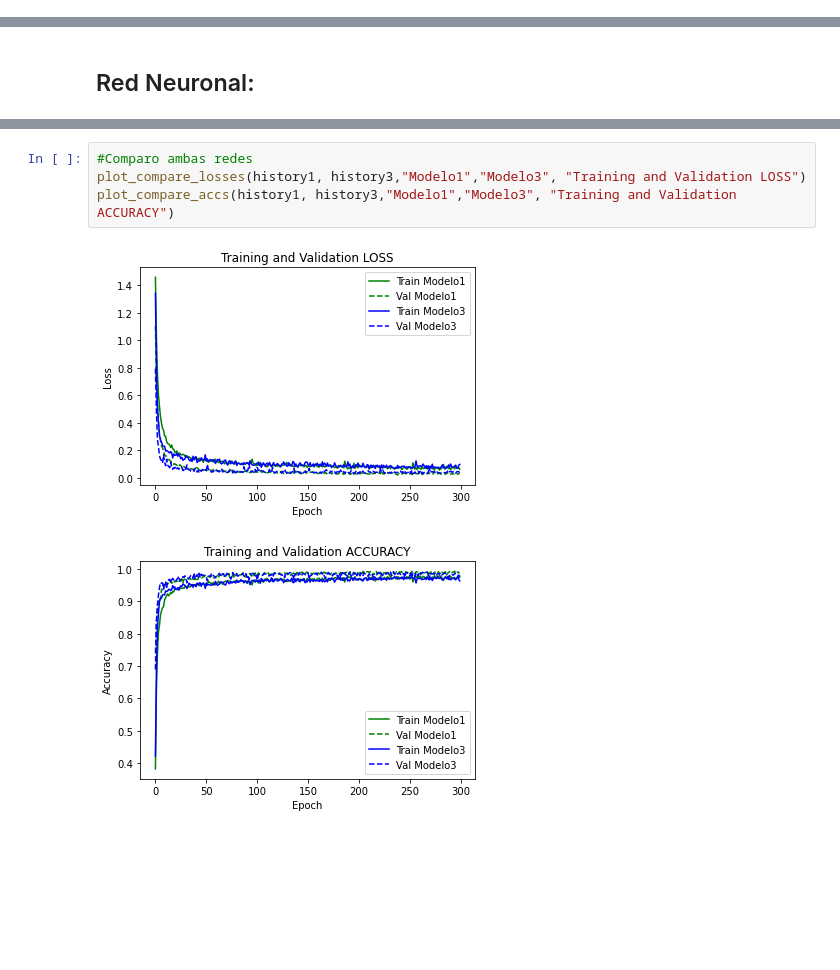
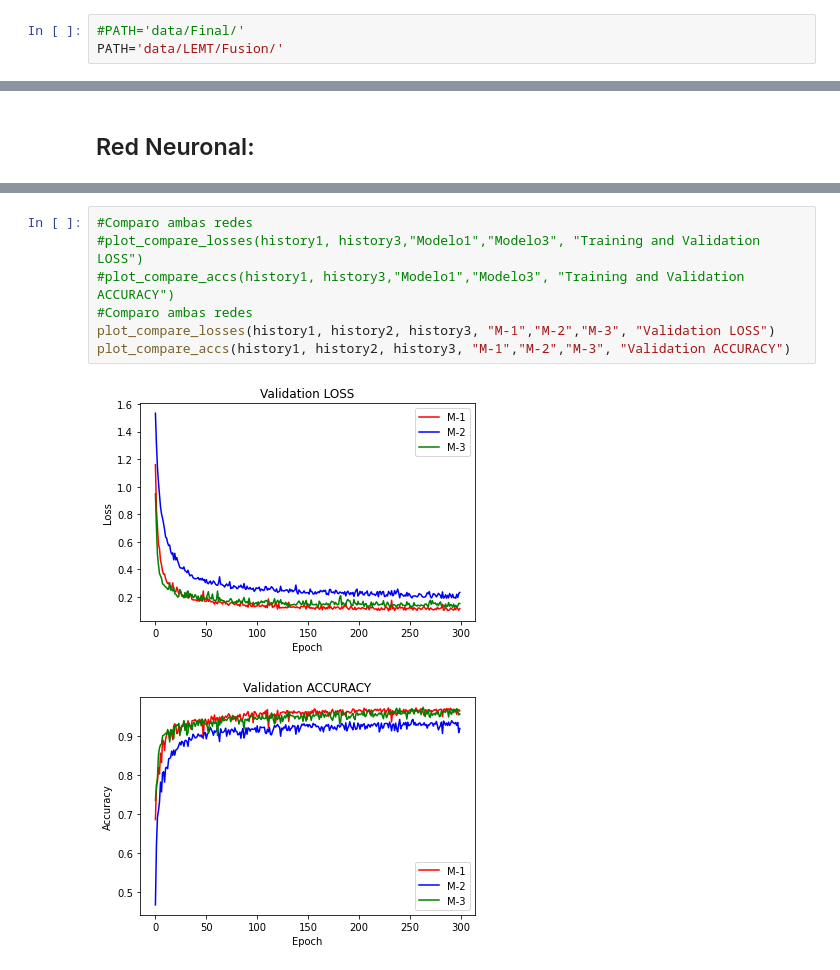
Before and after one commit to astromaf/ramp_hand_signals_recognition, a Jupyter notebook: Notebooks/Train/DNN.ipynb, the cells around one changed output, grey strips where cells are left out. Saved outputs shown, nothing was run; the diff lists cells and outputs as text; blank space fills up the shorter version.

```diff
--- a/Notebooks/Train/DNN.ipynb
+++ b/Notebooks/Train/DNN.ipynb
@@ -23,3 +19,6 @@ PATH='data/Final/'
+# %%
+#PATH='data/Final/'
+PATH='data/LEMT/Fusion/'
 # %%
 #Cragamos datos
 stopDataset=np.load(PATH+'stop.npy')
@@ -465,10 +457,13 @@ Test accuracy: 0.98045266
 # %%
 #Comparo ambas redes
-plot_compare_losses(history1, history3,"Modelo1","Modelo3", "Training and Validation LOSS")
-plot_compare_accs(history1, history3,"Modelo1","Modelo3", "Training and Validation ACCURACY")
+#plot_compare_losses(history1, history3,"Modelo1","Modelo3", "Training and Validation LOSS")
+#plot_compare_accs(history1, history3,"Modelo1","Modelo3", "Training and Validation ACCURACY")
+#Comparo ambas redes
+plot_compare_losses(history1, history2, history3, "M-1","M-2","M-3", "Validation LOSS")
+plot_compare_accs(history1, history2, history3, "M-1","M-2","M-3", "Validation ACCURACY")
 # %% [output]
-[figure, old version]
+[figure, new version]
-[figure, old version]
+[figure, new version]
 # %%
 #Genero Matriz de Confusión. Ejemplo tomado SKLeran
 
```
Also changed, not shown: parts of 28 cells of this notebook, 18 other files.
